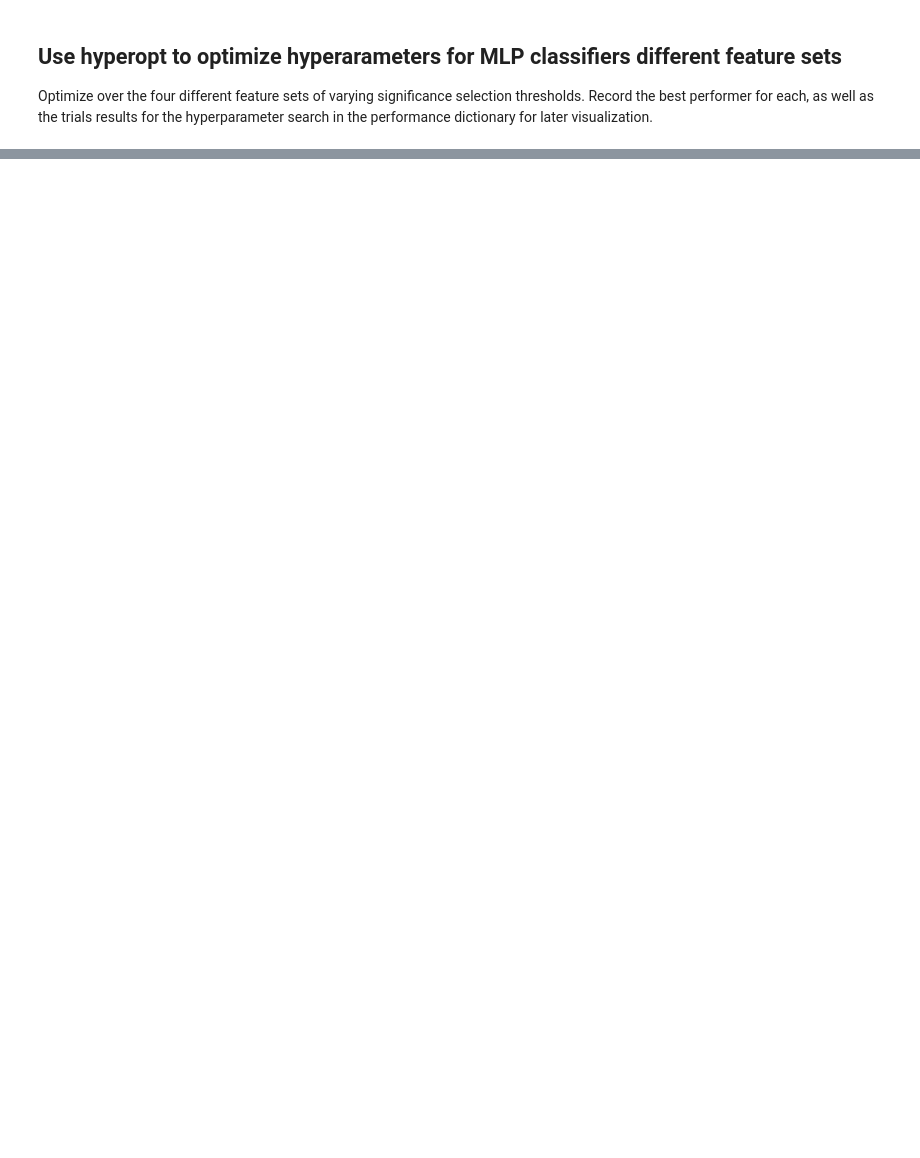
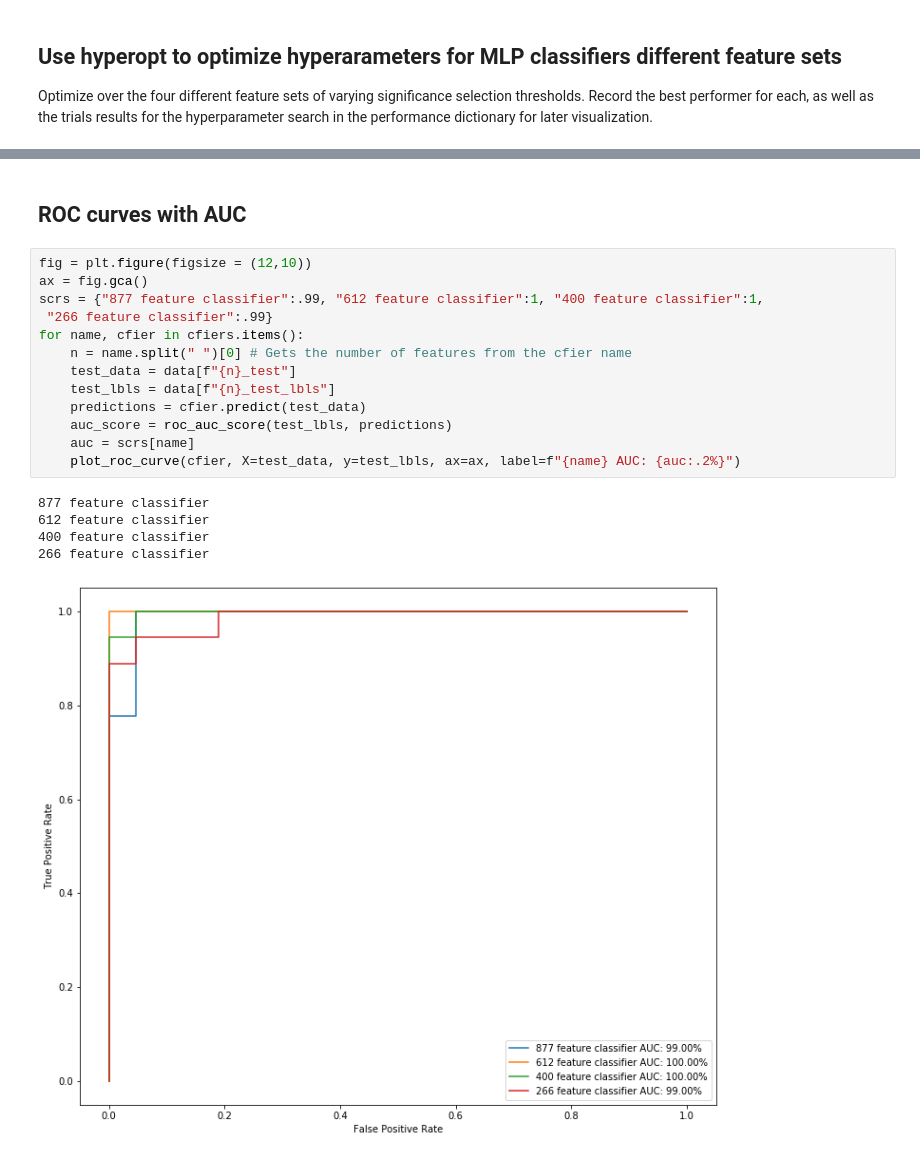
Before and after one commit to mooremk95/AD-Transcriptome-Classifiers, a Jupyter notebook: Networks/MLP Classifier with Z-test Filtered data.ipynb, the cells around one changed output, grey strips where cells are left out. Drawn from its saved outputs; the diff is of its cells as text; blank space fills up the shorter version.

```diff
--- a/Networks/MLP Classifier with Z-test Filtered data.ipynb
+++ b/Networks/MLP Classifier with Z-test Filtered data.ipynb
@@ -213,0 +309,21 @@ f3.set_autoscaley_on
+# %% [markdown]
+## ROC curves with AUC
+# %%
+fig = plt.figure(figsize = (12,10))
+ax = fig.gca()
+scrs = {"877 feature classifier":.99, "612 feature classifier":1, "400 feature classifier":1,
+ "266 feature classifier":.99}
+for name, cfier in cfiers.items():
+    n = name.split(" ")[0] # Gets the number of features from the cfier name
+    test_data = data[f"{n}_test"]
+    test_lbls = data[f"{n}_test_lbls"]
+    predictions = cfier.predict(test_data)
+    auc_score = roc_auc_score(test_lbls, predictions)
+    auc = scrs[name]
+    plot_roc_curve(cfier, X=test_data, y=test_lbls, ax=ax, label=f"{name} AUC: {auc:.2%}")
+# %% [output]
+877 feature classifier
+612 feature classifier
+400 feature classifier
+266 feature classifier
+[figure, added]
```
Also changed, not shown: parts of 12 cells of this notebook.
